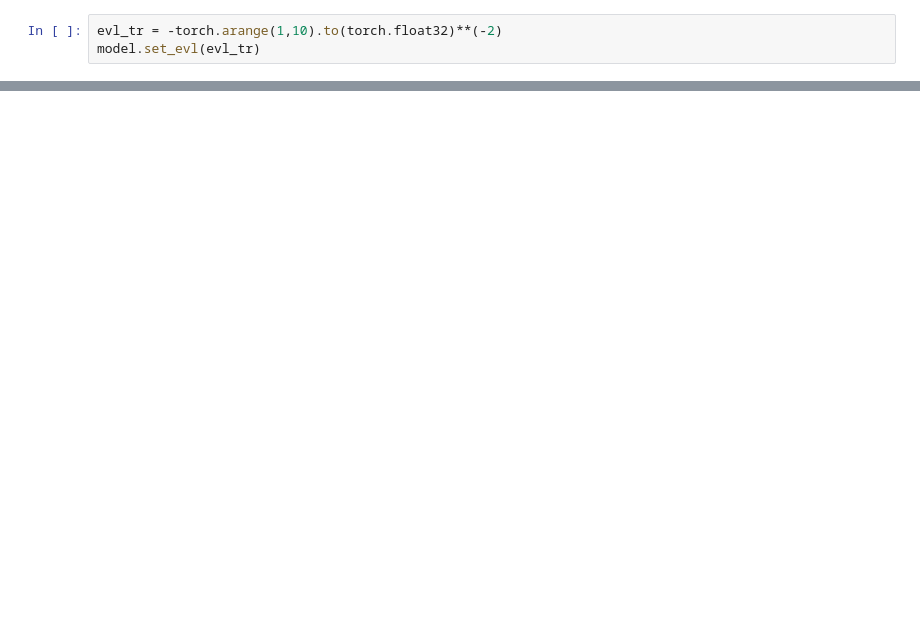
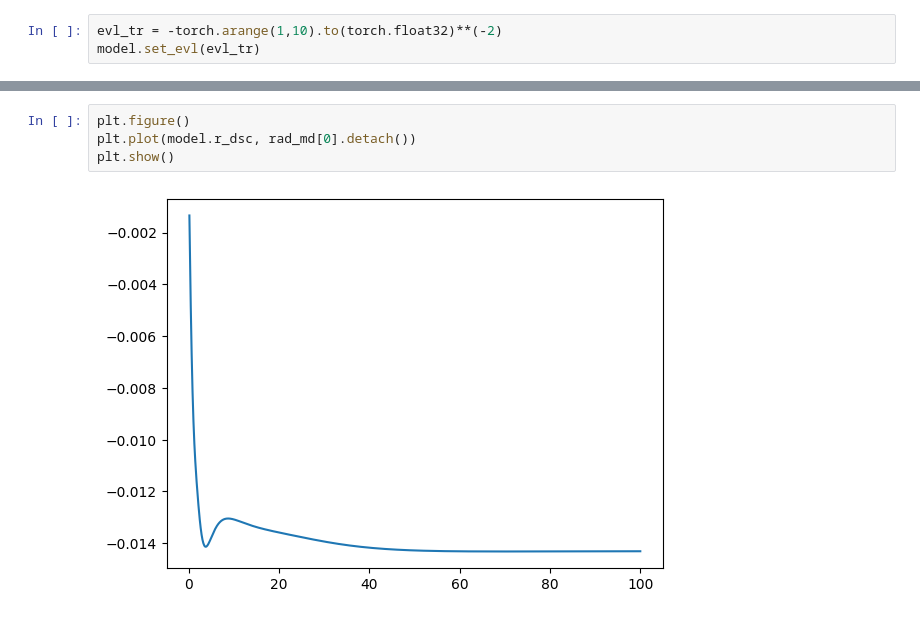
Before and after one commit to powerblo/projects, a Jupyter notebook: 24q2-lab/inveig/spectral.ipynb, the cells around one changed output, grey strips where cells are left out. Drawn from its saved outputs; the diff is of its cells as text; blank space fills up the shorter version.

```diff
--- a/24q2-lab/inveig/spectral.ipynb
+++ b/24q2-lab/inveig/spectral.ipynb
@@ -132,2 +133,8 @@ plt.show()
+# %%
+plt.figure()
+plt.plot(model.r_dsc, rad_md[0].detach())
+plt.show()
+# %% [output]
+[figure, added]
 # %%
 plt.figure()
```
Also changed, not shown: parts of 4 cells of this notebook.
